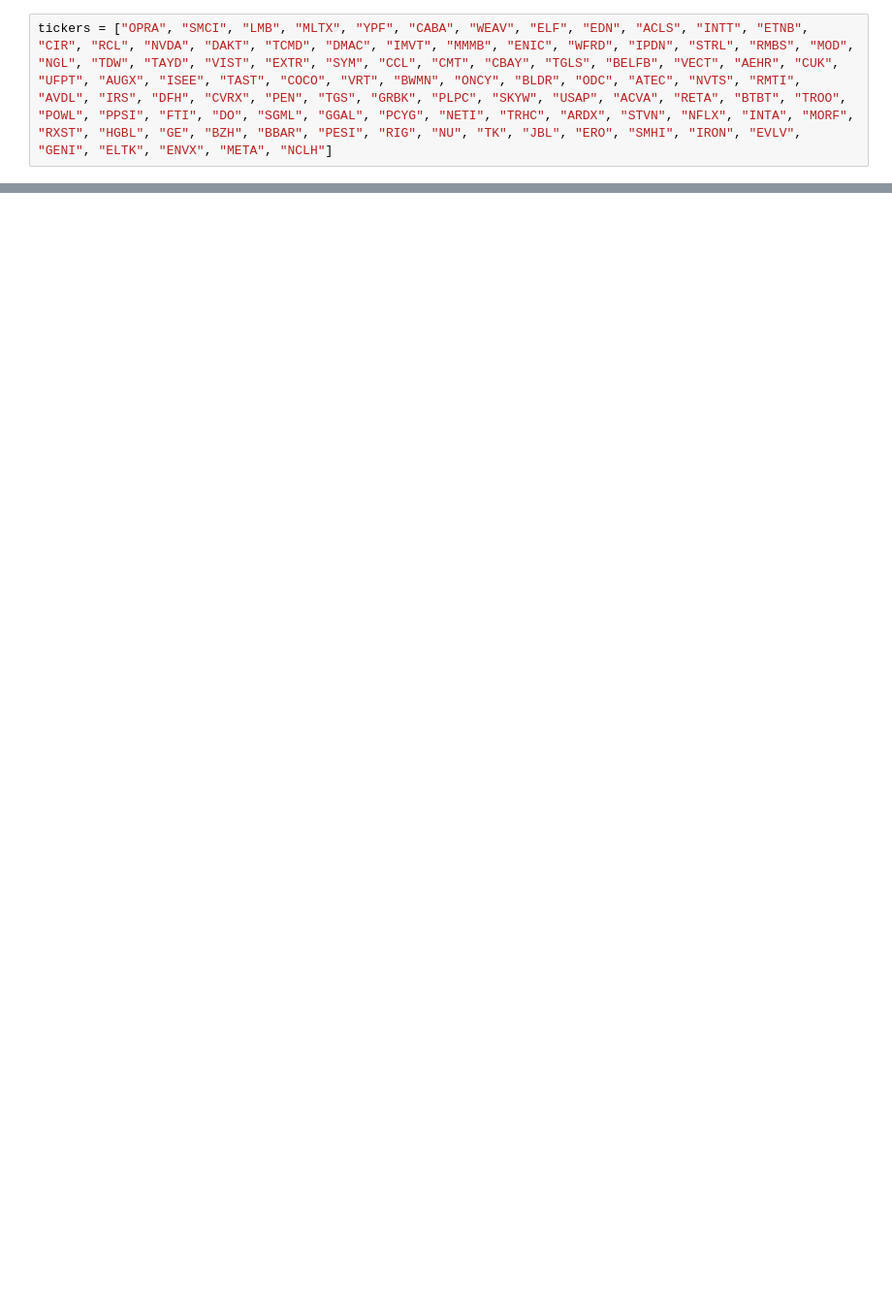
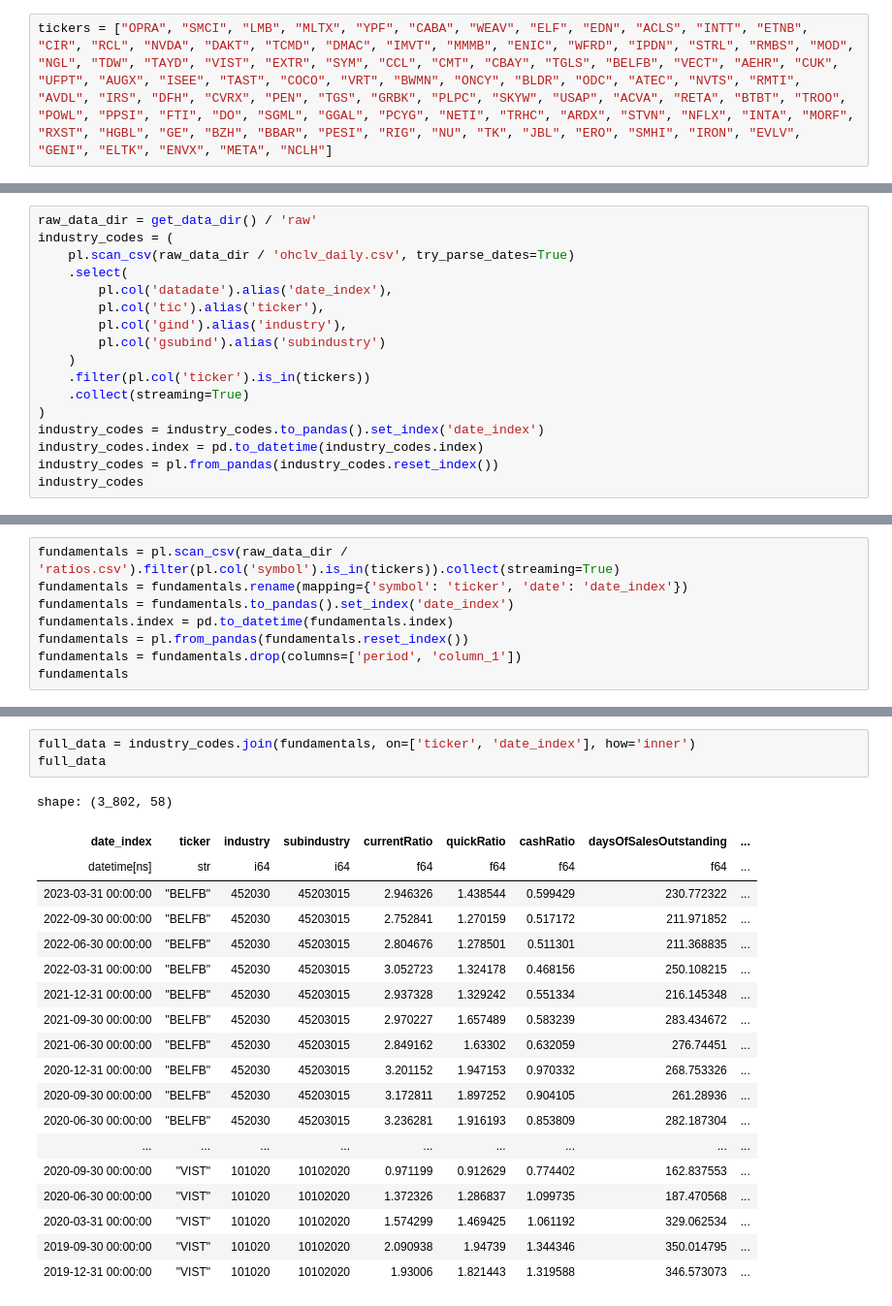
Before and after one commit to jakezur1/factorlib-polars, a Jupyter notebook: factors/fundamental/fundamentals.ipynb, the cells around one changed output, grey strips where cells are left out. Shown: that part at 97% size. Saved outputs shown, nothing was run; the diff lists cells and outputs as text; blank space fills up the shorter version.

```diff
--- a/factors/fundamental/fundamentals.ipynb
+++ b/factors/fundamental/fundamentals.ipynb
@@ -15,0 +10,17 @@ cash_flow_statements = pd.read_csv(raw_data_dir / 'income_statements.csv')
+# %%
+raw_data_dir = get_data_dir() / 'raw'
+industry_codes = (
+    pl.scan_csv(raw_data_dir / 'ohclv_daily.csv', try_parse_dates=True)
+    .select(
+        pl.col('datadate').alias('date_index'),
+        pl.col('tic').alias('ticker'),
+        pl.col('gind').alias('industry'),
+        pl.col('gsubind').alias('subindustry')
+    )
+    .filter(pl.col('ticker').is_in(tickers))
+    .collect(streaming=True)
+)
+industry_codes = industry_codes.to_pandas().set_index('date_index')
+industry_codes.index = pd.to_datetime(industry_codes.index)
+industry_codes = pl.from_pandas(industry_codes.reset_index())
+industry_codes
@@ -15,0 +47,8 @@ cash_flow_statements = pd.read_csv(raw_data_dir / 'income_statements.csv')
+# %%
+fundamentals = pl.scan_csv(raw_data_dir / 'ratios.csv').filter(pl.col('symbol').is_in(tickers)).collect(streaming=True)
+fundamentals = fundamentals.rename(mapping={'symbol': 'ticker', 'date': 'date_index'})
+fundamentals = fundamentals.to_pandas().set_index('date_index')
+fundamentals.index = pd.to_datetime(fundamentals.index)
+fundamentals = pl.from_pandas(fundamentals.reset_index())
+fundamentals = fundamentals.drop(columns=['period', 'column_1'])
+fundamentals
@@ -15,0 +75,23 @@ cash_flow_statements = pd.read_csv(raw_data_dir / 'income_statements.csv')
+# %%
+full_data = industry_codes.join(fundamentals, on=['ticker', 'date_index'], how='inner')
+full_data
+# %% [output]
+shape: (3_802, 58)
+| date_index | ticker | industry | subindustry | currentRatio | quickRatio | cashRatio | daysOfSalesOutstanding | ... |
+| datetime[ns] | str | i64 | i64 | f64 | f64 | f64 | f64 | ... |
+| 2023-03-31 00:00:00 | "BELFB" | 452030 | 45203015 | 2.946326 | 1.438544 | 0.599429 | 230.772322 | ... |
+| 2022-09-30 00:00:00 | "BELFB" | 452030 | 45203015 | 2.752841 | 1.270159 | 0.517172 | 211.971852 | ... |
+| 2022-06-30 00:00:00 | "BELFB" | 452030 | 45203015 | 2.804676 | 1.278501 | 0.511301 | 211.368835 | ... |
+| 2022-03-31 00:00:00 | "BELFB" | 452030 | 45203015 | 3.052723 | 1.324178 | 0.468156 | 250.108215 | ... |
+| 2021-12-31 00:00:00 | "BELFB" | 452030 | 45203015 | 2.937328 | 1.329242 | 0.551334 | 216.145348 | ... |
+| 2021-09-30 00:00:00 | "BELFB" | 452030 | 45203015 | 2.970227 | 1.657489 | 0.583239 | 283.434672 | ... |
+| 2021-06-30 00:00:00 | "BELFB" | 452030 | 45203015 | 2.849162 | 1.63302 | 0.632059 | 276.74451 | ... |
+| 2020-12-31 00:00:00 | "BELFB" | 452030 | 45203015 | 3.201152 | 1.947153 | 0.970332 | 268.753326 | ... |
+| 2020-09-30 00:00:00 | "BELFB" | 452030 | 45203015 | 3.172811 | 1.897252 | 0.904105 | 261.28936 | ... |
+| 2020-06-30 00:00:00 | "BELFB" | 452030 | 45203015 | 3.236281 | 1.916193 | 0.853809 | 282.187304 | ... |
+| ... | ... | ... | ... | ... | ... | ... | ... | ... |
+| 2020-09-30 00:00:00 | "VIST" | 101020 | 10102020 | 0.971199 | 0.912629 | 0.774402 | 162.837553 | ... |
+| 2020-06-30 00:00:00 | "VIST" | 101020 | 10102020 | 1.372326 | 1.286837 | 1.099735 | 187.470568 | ... |
+| 2020-03-31 00:00:00 | "VIST" | 101020 | 10102020 | 1.574299 | 1.469425 | 1.061192 | 329.062534 | ... |
+| 2019-09-30 00:00:00 | "VIST" | 101020 | 10102020 | 2.090938 | 1.94739 | 1.344346 | 350.014795 | ... |
+| 2019-12-31 00:00:00 | "VIST" | 101020 | 10102020 | 1.93006 | 1.821443 | 1.319588 | 346.573073 | ... |
```
Also changed, not shown: parts of 8 cells of this notebook, 2 other files.
